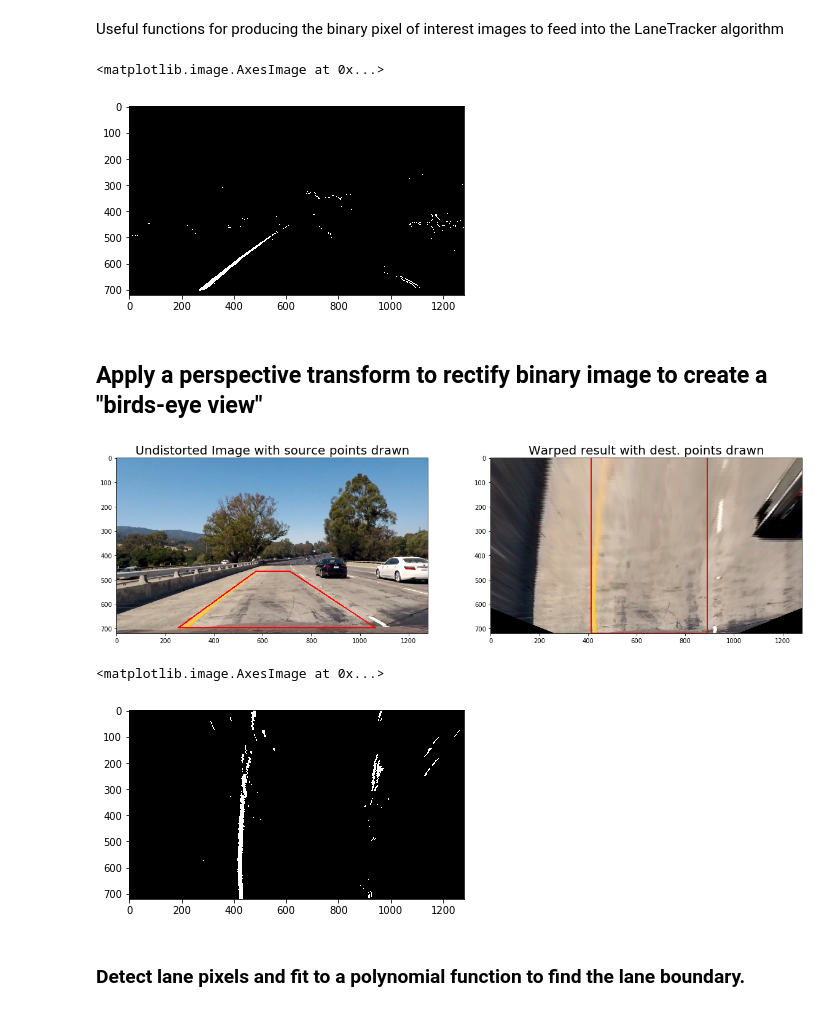
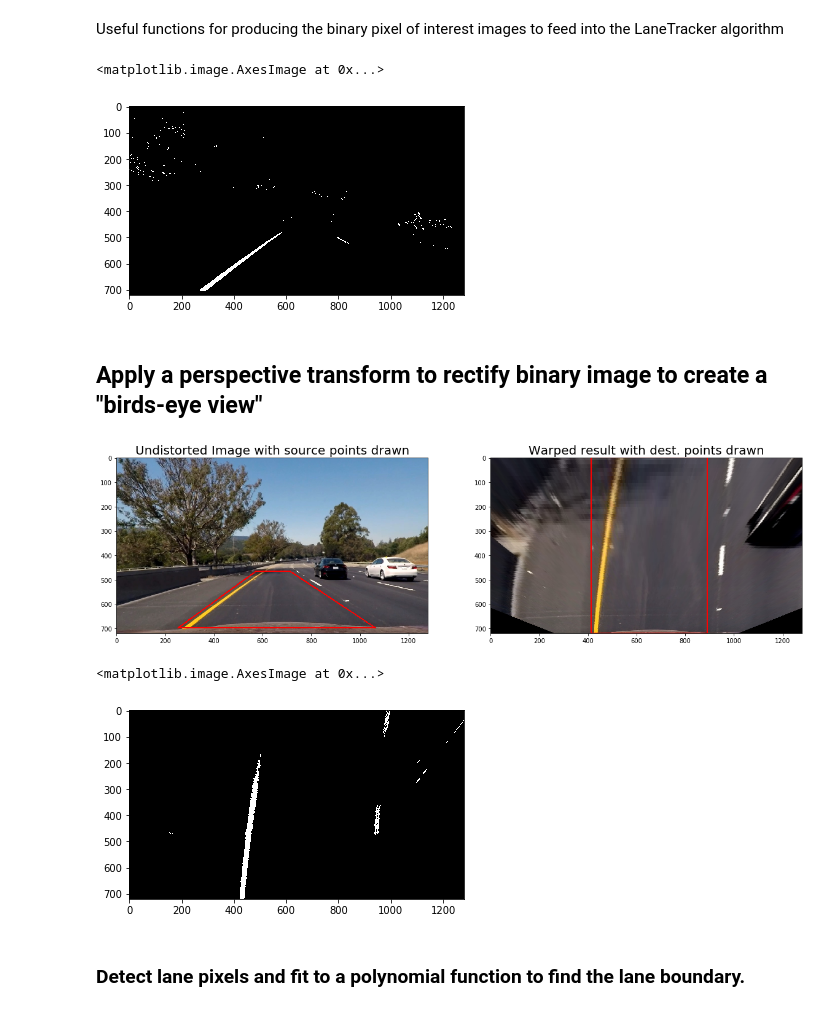
Before and after one commit to AravindaDP/CarND-Advanced-Lane-Lines, a Jupyter notebook: project.ipynb, the cells around one changed output. Cells and saved outputs as stored; diff of their text form; code cells hidden in the pictures.

Commit message:
Writeup added
Initial writeup added.
Intermediate resuts of all test images saved.

```diff
--- a/project.ipynb
+++ b/project.ipynb
@@ -86,15 +86,25 @@ plt.show()
 # %% [output]
 [figure]
 # %%
-image_path = 'test_images\\test1.jpg'
-image_file = image_path.split('\\')[-1]
+image_path = "test_images/"
+# Make a list of test images
+images = glob.glob(image_path+'*.jpg')
 
-# Test undistortion on an test image
-img = cv2.imread(image_path)
+# Step through the list and save each undistorted image
+for fname in images:
+    image_file = fname.split('\\')[-1] #If using Linux will need to change to '/'
+
+    img = cv2.imread(fname)
+
+    dst_img = cv2.undistort(img, mtx, dist, None, mtx)
+    cv2.imwrite('output_images/'+image_file.split('.')[0]+'_undist.jpg',dst_img)
+
+
+# Test undistortion on a test image
+img = cv2.imread(images[-1])
 img_size = (img.shape[1], img.shape[0])
 
 dst_img = cv2.undistort(img, mtx, dist, None, mtx)
-cv2.imwrite('output_images/'+image_file.split('.')[0]+'_undist.jpg',dst_img)
 
 dst_img = cv2.cvtColor(dst_img, cv2.COLOR_BGR2RGB)
 # Visualize undistorted image
@@ -202,4 +212,4 @@ cv2.imwrite('output_images/binary_combo_example.jpg',result)
 plt.imshow(result,cmap='gray')
 # %% [output]
 <matplotlib.image.AxesImage at 0x...>
-[figure, old version]
+[figure, new version]
@@ -209,35 +232,33 @@ plt.imshow(result,cmap='gray')
 def warper(img, src, dst):
     # Compute and apply perpective transform
     img_size = (img.shape[1], img.shape[0])
     M = cv2.getPerspectiveTransform(src, dst)
     warped = cv2.warpPerspective(img, M, img_size, flags=cv2.INTER_NEAREST)  # keep same size as input image
 
     return warped
 
 src = np.float32([[252,698],[573,465],[712,465],[1064,698]])
 dst = np.float32([[412,720],[412,0],[888,0],[888,720]])
 
 top_down = warper(dst_img,src,dst)
 
 cv2.polylines(dst_img, np.int32([src]), True, (255,0,0), 3)
 cv2.polylines(top_down, np.int32([dst]), True, (255,0,0), 3)
 
 # Visualize undistortion
 f, (ax1, ax2) = plt.subplots(1, 2, figsize=(20,10))
 ax1.imshow(dst_img)
 ax1.set_title('Undistorted Image with source points drawn', fontsize=20)
 ax2.imshow(top_down)
 ax2.set_title('Warped result with dest. points drawn', fontsize=20)
 f.savefig('output_images/warped_straight_lines.jpg')
 plt.show()
 
 warped = warper(result,src,dst)
 
-cv2.imwrite('output_images/warped_'+image_file,warped)
-
 # Visualize binary image
 plt.imshow(warped, cmap='gray')
 # %% [output]
-[figure, old version]
+[figure, new version]
 <matplotlib.image.AxesImage at 0x...>
-[figure, old version]
+[figure, new version]
```
Also changed, not shown: parts of 9 cells of this notebook, 43 other files.
